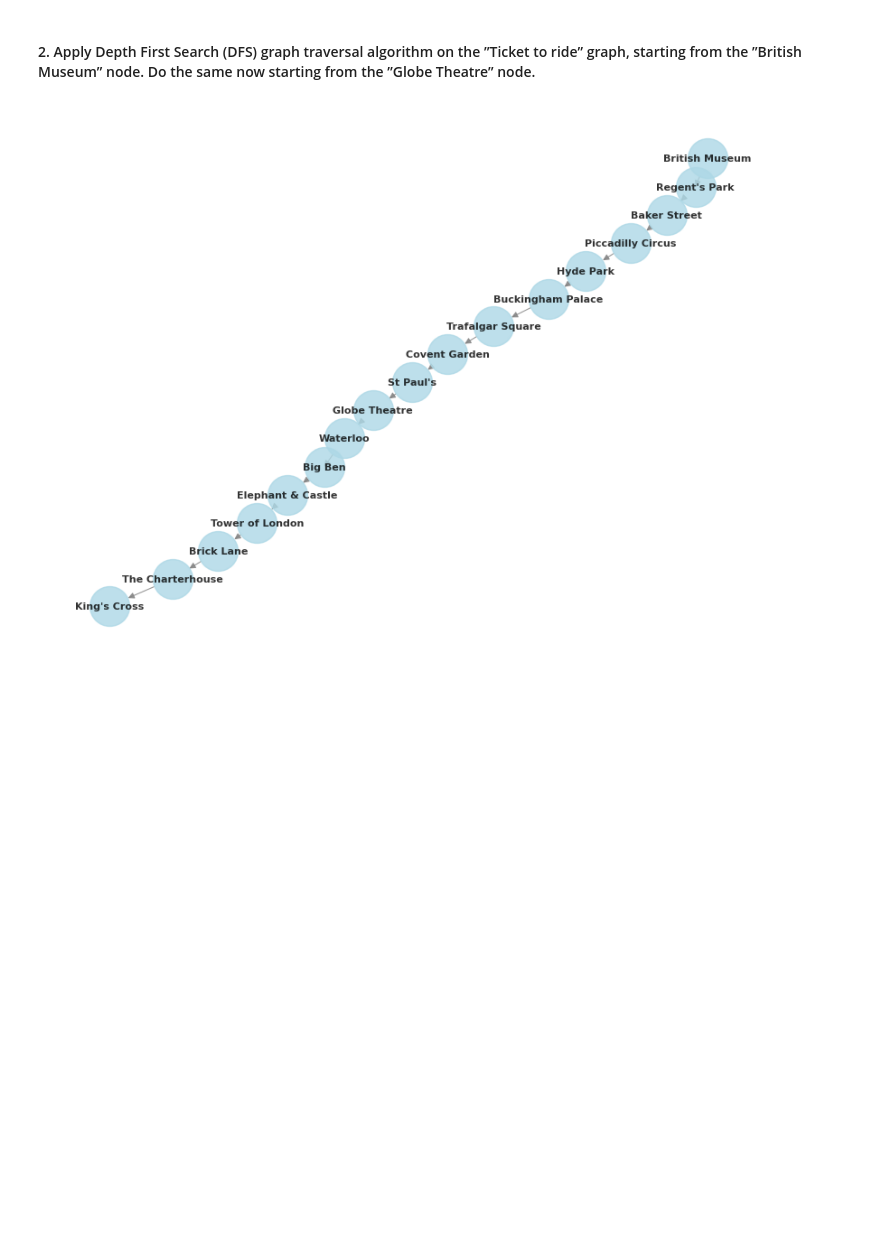
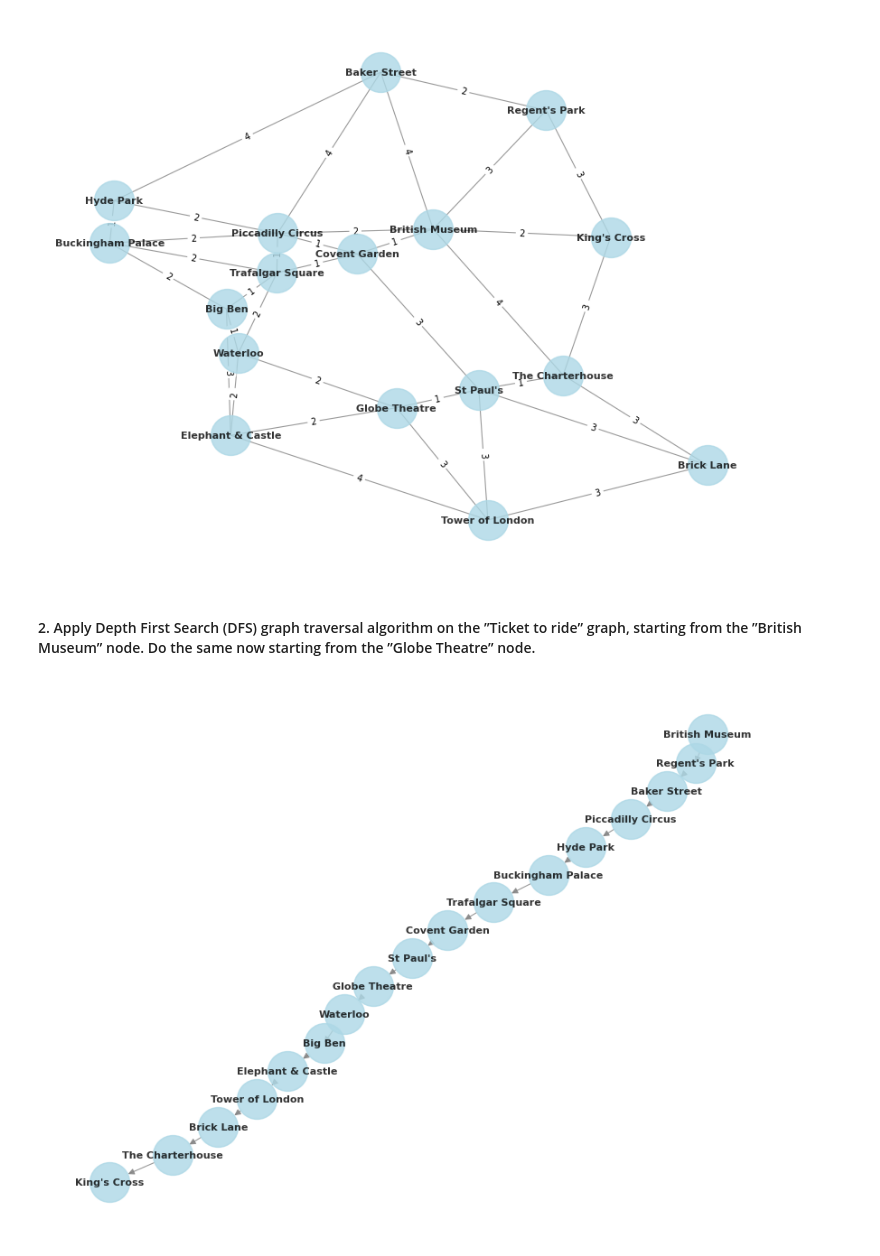
Before and after one commit to RodrigoFernandes-DA/TPs_Univ, a Jupyter notebook: ML Graph/TP2.ipynb, the cells around one changed output. Cells and saved outputs as stored; diff of their text form; code cells hidden in the pictures; blank space fills up the shorter version.

```diff
--- a/ML Graph/TP2.ipynb
+++ b/ML Graph/TP2.ipynb
@@ -37,3 +43,12 @@ PlotGraph(Gt)
+# %%
+Gt_simple = nx.Graph()
+for u, v, data in Gt.edges(data=True):
+    if not Gt_simple.has_edge(u, v):
+        Gt_simple.add_edge(u, v, **data)
+
+PlotGraph(Gt_simple)
+# %% [output]
+[figure, added]
 # %% [markdown]
 #### 2. Apply Depth First Search (DFS) graph traversal algorithm on the ”Ticket to ride” graph, starting from the ”British Museum” node. Do the same now starting from the ”Globe Theatre” node.
 # %%
```
Also changed, not shown: parts of 16 cells of this notebook, 1 other file.
